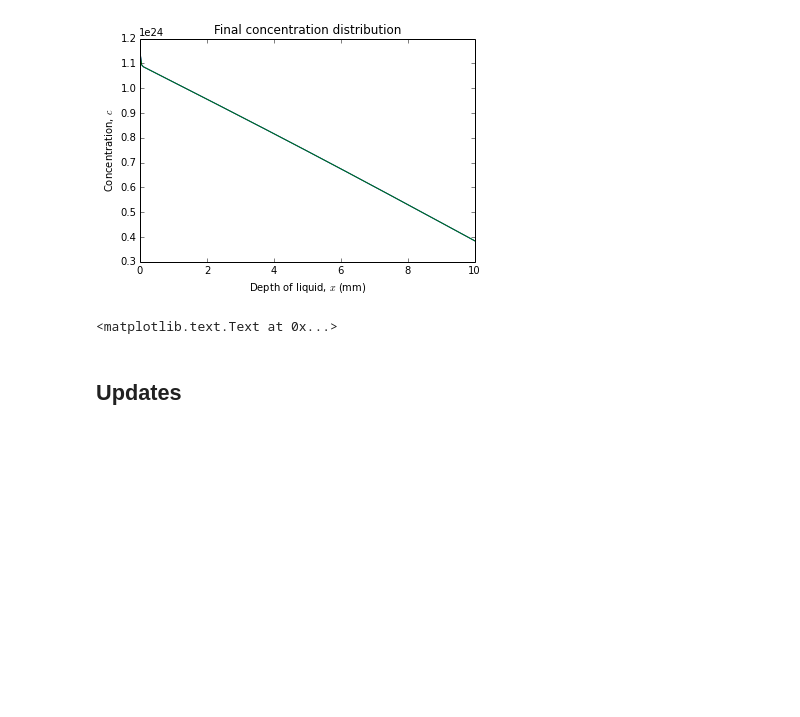
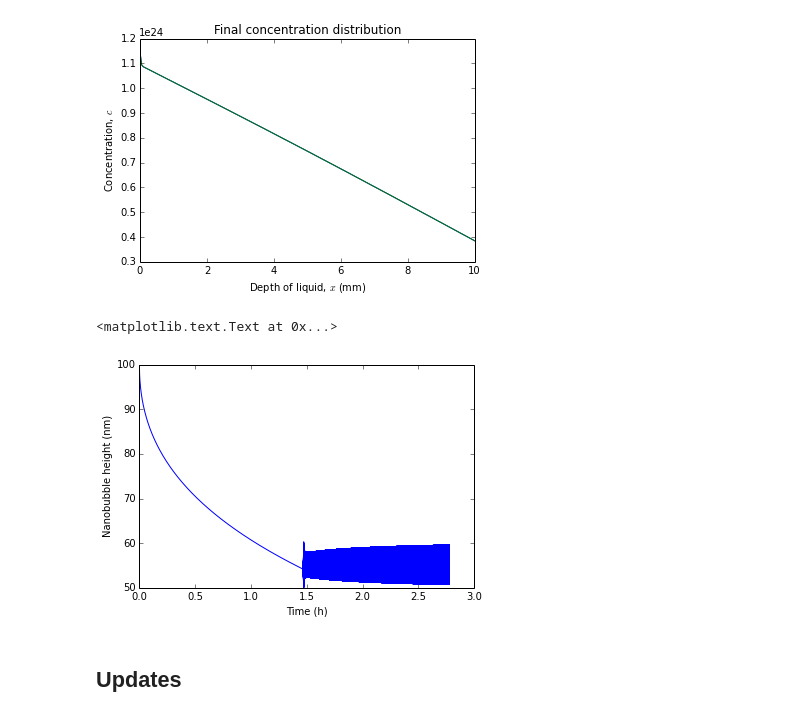
Before and after one commit to bhit/nanobubble-theory, a Jupyter notebook: Numerical solution of bubble stability.ipynb, the cells around one changed output. Saved outputs shown, nothing was run; the diff lists cells and outputs as text; code cells hidden in the pictures; blank space fills up the shorter version.

```diff
--- a/Numerical solution of bubble stability.ipynb
+++ b/Numerical solution of bubble stability.ipynb
@@ -174,13 +174,14 @@ plt.ylabel('Concentration, $c$')
 # %%
 #plt.plot(h_out/1e-9)
 xAxis = linspace(0, T_end, num_t)
-plt.plot(xAxis,h_out/1e-9,'b')
+plt.plot(xAxis[0:num_t/2]/3600,h_out[0:num_t/2]/1e-9,'b')
 # plt.ylim([0,100])
 plt.ylabel('Nanobubble height (nm)')
-plt.xlabel('Time (s)')
+plt.xlabel('Time (h)')
 # plt.plot(h_out[:10]/1e-9,'bo')
 # %% [output]
 <matplotlib.text.Text at 0x...>
+[figure, added]
 # %% [markdown]
 ## Updates
 # %% [markdown]
```
